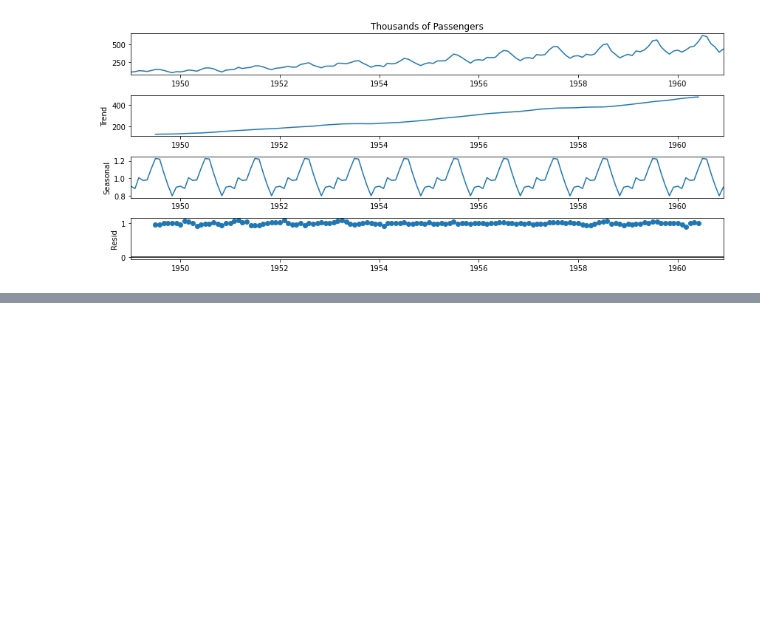
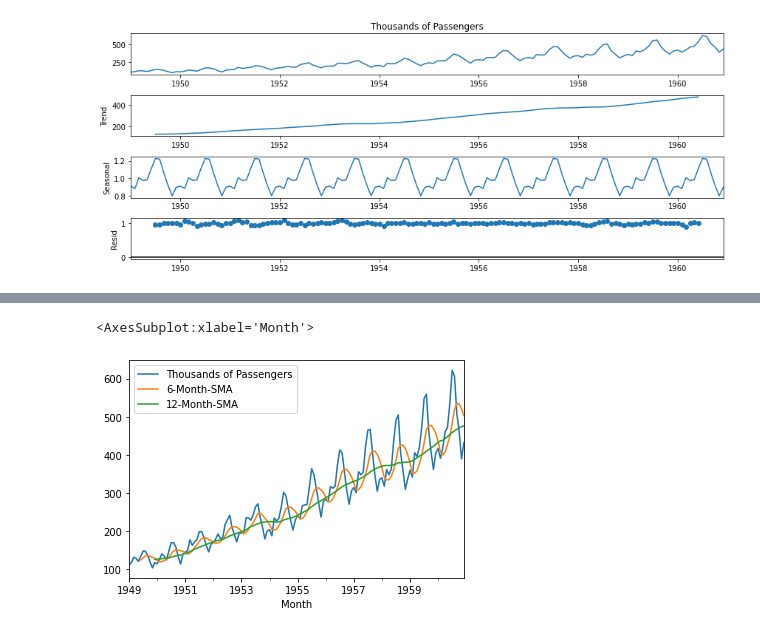
Before and after one commit to jafar-shodiq/jose-portilla-courses, a Jupyter notebook: time-series-data-analysis/time-series-with-statsmodel.ipynb, the cells around one changed output, grey strips where cells are left out. Drawn from its saved outputs; the diff is of its cells as text; code cells hidden in the pictures; blank space fills up the shorter version.

```diff
--- a/time-series-data-analysis/time-series-with-statsmodel.ipynb
+++ b/time-series-data-analysis/time-series-with-statsmodel.ipynb
@@ -94,0 +102,2 @@ result.plot();
+# %%
+df = pd.read_csv('./datasets/airline_passengers.csv', index_col='Month', parse_dates=True)
@@ -94,0 +125,8 @@ result.plot();
+# %%
+df['6-Month-SMA'] = df['Thousands of Passengers'].rolling(window=6).mean()
+df['12-Month-SMA'] = df['Thousands of Passengers'].rolling(window=12).mean()
+# %%
+df.plot()
+# %% [output]
+<AxesSubplot:xlabel='Month'>
+[figure, added]
```
Also changed, not shown: parts of 7 cells of this notebook.
